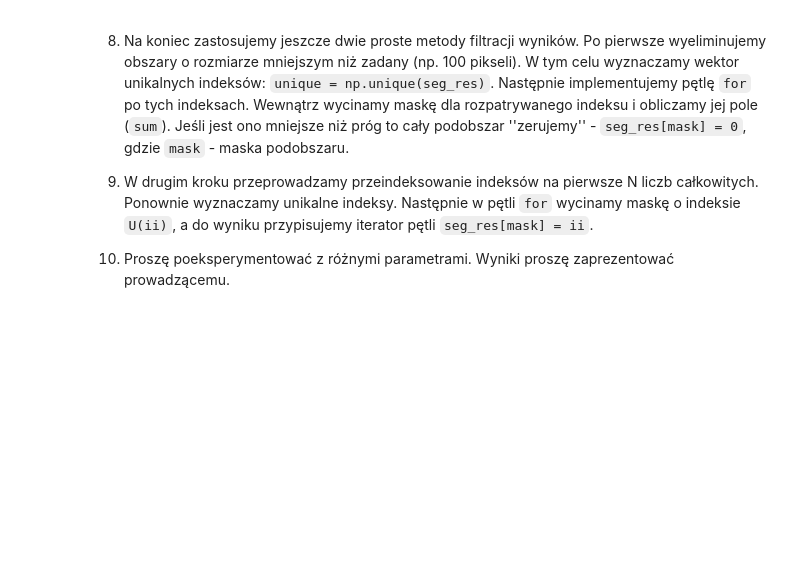
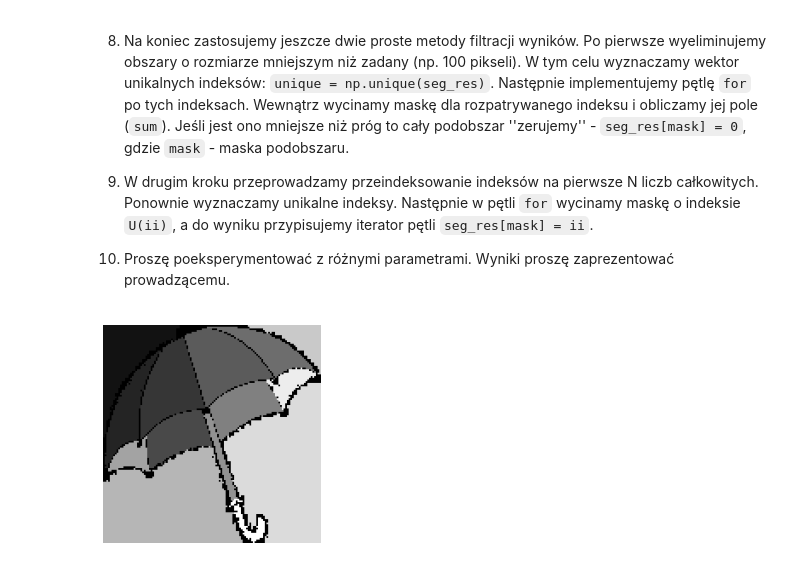
Before and after one commit to mhawryluk/wdcpo, a Jupyter notebook: lab10/10_segmentation.ipynb, the cells around one changed output. Cells and saved outputs as stored; diff of their text form; code cells hidden in the pictures; blank space fills up the shorter version.

```diff
--- a/lab10/10_segmentation.ipynb
+++ b/lab10/10_segmentation.ipynb
@@ -463,3 +475,21 @@ KeyboardInterrupt:
 
 10. Proszę poeksperymentować z różnymi parametrami.
     Wyniki proszę zaprezentować prowadzącemu.
+# %%
+unique = np.unique(seg_res)
+for idx in unique:
+    mask = seg_res == idx
+    area = np.sum(mask)
+    if area < 100:
+        seg_res[mask] = 0
+
+unique = np.unique(seg_res)
+for i, idx in enumerate(unique):
+    mask = seg_res == idx
+    seg_res[mask] = i
+# %%
+plt.imshow(seg_res)
+plt.axis('off')
+plt.show()
+# %% [output]
+[figure, added]
```
Also changed, not shown: parts of 6 cells of this notebook.
